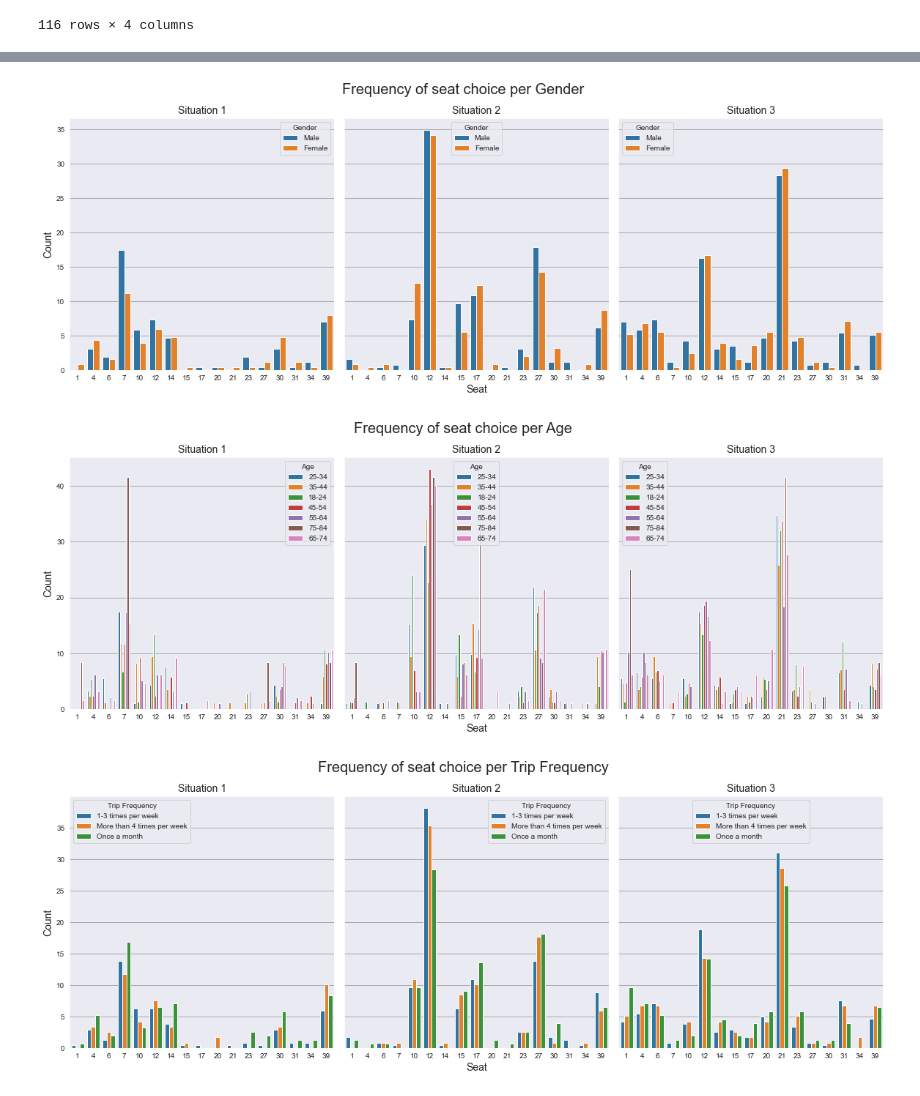
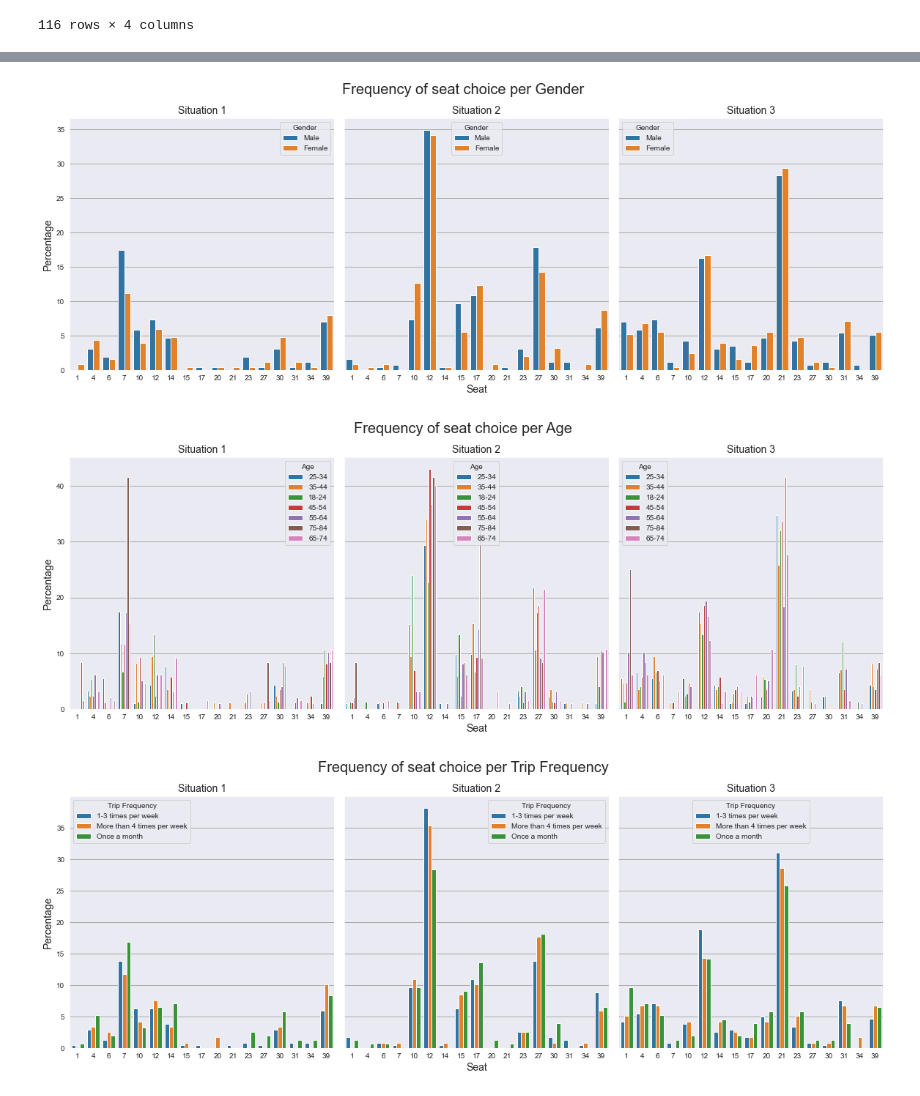
Before and after one commit to davidmatheus002/assignment_4, a Jupyter notebook: Choice modelling.ipynb, the cells around one changed output, grey strips where cells are left out. Saved outputs shown, nothing was run; the diff lists cells and outputs as text; code cells hidden in the pictures.

```diff
--- a/Choice modelling.ipynb
+++ b/Choice modelling.ipynb
@@ -134,7 +134,7 @@ for index in range(len(dicts)):
     rows = [str(i+1) for i in range(len(dicts[index]))]
     ax.set_title(f'Seat heatmap for situation {situation}', fontsize=20)
     ax.set_xlabel('Seat row', fontsize=14)
-    ax.set_ylabel('Seat column', fontsize=14)
+    #ax.set_ylabel('Seat column', fontsize=14)
     ax.set_xticklabels(rows)
     ax.set_yticklabels(columns)
 
@@ -150,7 +150,7 @@ for hue in hues:
 
     situations = [1, 2, 3]
 
-    fig, ax = plt.subplots(1, 3, figsize=(16,6), sharey=True, sharex=True, constrained_layout=True)
+    fig, ax = plt.subplots(1, 3, figsize=(16,6), sharey=False, constrained_layout=True)
     for situation in situations:
 #         fig.subplots_adjust(left=None, bottom=None, right=None, top=None, wspace=None, hspace=1)
         i = situation - 1
@@ -253,15 +260,14 @@ copy_df
 |  | 36 | 1 | 1 | 1 | 1 |
 116 rows × 4 columns
 # %%
-# Plot percentage of occupation per income class
-grouped = survey_df.groupby(['Age'], sort=False)
-counts = grouped['Seat sit 1'].value_counts(normalize=True, sort=False)
+# grouped = survey_df.groupby(['Age'], sort=False)
+# counts = grouped['Seat sit 1'].value_counts(normalize=True, sort=False)
 
-data = [
-    {'Seat sit 1': seat, 'Age': age, 'percentage': percentage*100} for
-    (age, seat), percentage in dict(counts).items()
-]
+# data = [
+#     {'Seat sit 1': seat, 'Age': age, 'percentage': percentage*100} for
+#     (age, seat), percentage in dict(counts).items()
+# ]
 
-df = pd.DataFrame(data)
+# df = pd.DataFrame(data)
 
-p = sns.barplot(x="Seat sit 1", y="percentage", hue="Age", data=df)
+# p = sns.barplot(x="Seat sit 1", y="percentage", hue="Age", data=df)
@@ -289,34 +293,34 @@ for hue in hues:
 
         data = [
             {f'Seat sit {situation}': seat, hue: thingy, 'percentage': percentage*100} for
             (thingy, seat), percentage in dict(counts).items()
         ]
 
         df = pd.DataFrame(data)
 
 #         fig.subplots_adjust(left=None, bottom=None, right=None, top=None, wspace=None, hspace=1)
         i = situation - 1
 
         sns.barplot(x=f'Seat sit {situation}', y="percentage", hue=hue, data=df, ax=ax[i])
         #sns.countplot(data=survey_df, x=f'Seat sit {situation}', hue=hue, ax=ax[i])
         #sns.histplot(data=survey_df, x=f'Seat sit {situation}', hue=hue, ax=ax[i], kde=True, binwidth=1)
         #sns.countplot(data=survey_df, x=f'Seat sit {situation}', ax=ax)
         fig.suptitle(f'Frequency of seat choice per {hue}', fontsize=20)
 
         ax[i].set_title(f'Situation {situation}', fontsize=14)
         if i == 0:
-            y_label = 'Count'
+            y_label = 'Percentage'
         else:
             y_label=''
         if i == 1:
             x_label = 'Seat'
         else:
             x_label = ''
         ax[i].set_ylabel(y_label, fontsize=14)
         ax[i].set_xlabel(x_label, fontsize=14)
 
     fig.savefig(f'figures/frequency_per_{hue}_normalized.png')
 # %% [output]
-[figure, old version]
+[figure, new version]
-[figure, old version]
+[figure, new version]
-[figure, old version]
+[figure, new version]
```
Also changed, not shown: parts of 6 cells of this notebook, 16 other files.
